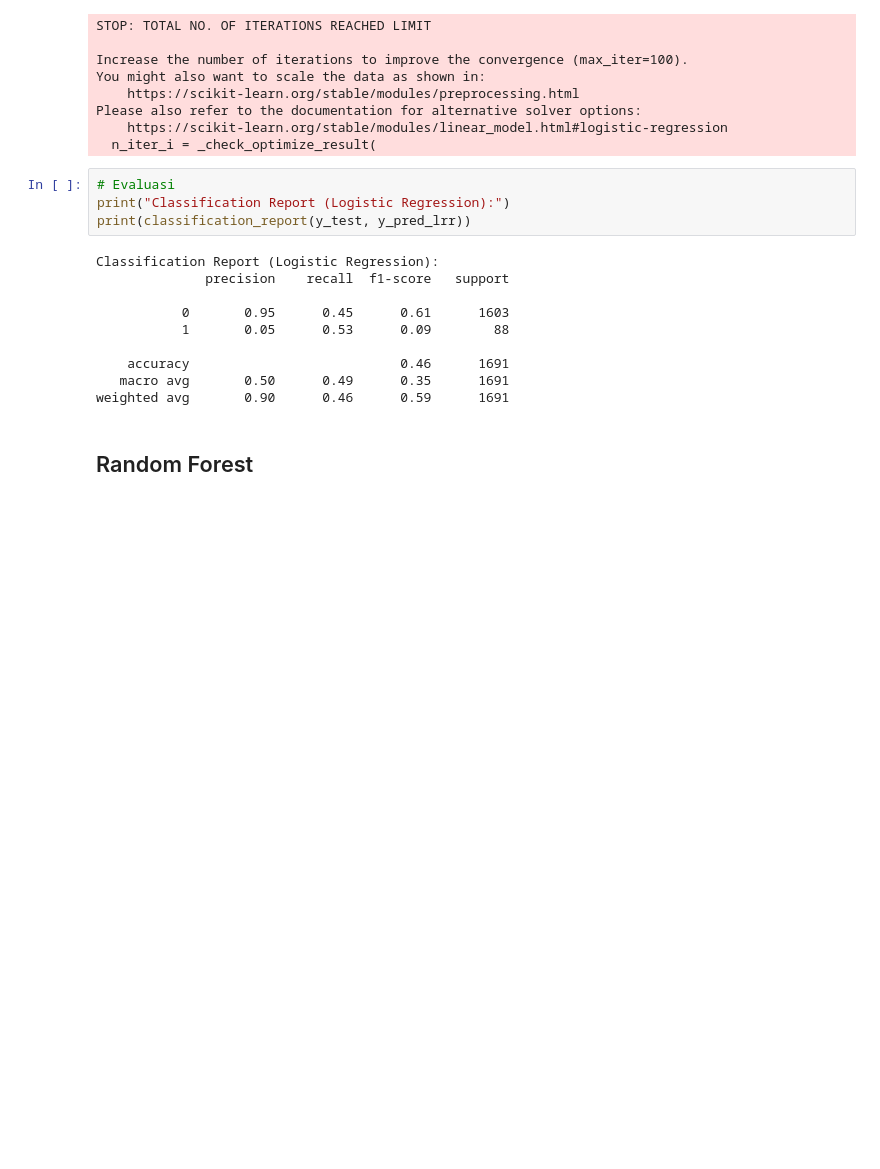
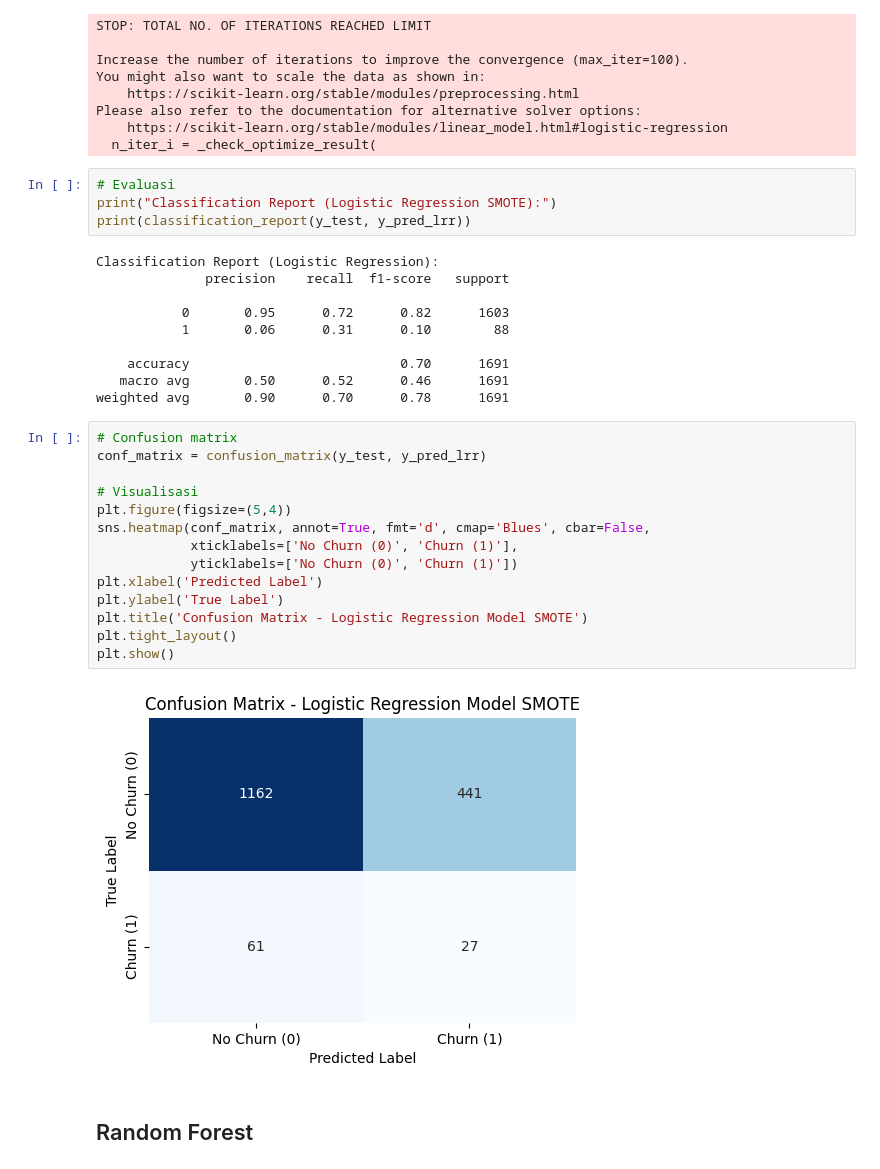
Before and after one commit to HaikalFrds/Costumer-Churn-Project, a Jupyter notebook: main.ipynb, the cells around one changed output. Saved outputs shown, nothing was run; the diff lists cells and outputs as text; blank space fills up the shorter version.

```diff
--- a/main.ipynb
+++ b/main.ipynb
@@ -533,18 +561,34 @@ Please also refer to the documentation for alternative solver options:
   n_iter_i = _check_optimize_result(
 # %%
 # Evaluasi
-print("Classification Report (Logistic Regression):")
+print("Classification Report (Logistic Regression SMOTE):")
 print(classification_report(y_test, y_pred_lrr))
 # %% [output]
 Classification Report (Logistic Regression):
               precision    recall  f1-score   support
 
-           0       0.95      0.45      0.61      1603
-           1       0.05      0.53      0.09        88
+           0       0.95      0.72      0.82      1603
+           1       0.06      0.31      0.10        88
 
-    accuracy                           0.46      1691
-   macro avg       0.50      0.49      0.35      1691
-weighted avg       0.90      0.46      0.59      1691
+    accuracy                           0.70      1691
+   macro avg       0.50      0.52      0.46      1691
+weighted avg       0.90      0.70      0.78      1691
+# %%
+# Confusion matrix
+conf_matrix = confusion_matrix(y_test, y_pred_lrr)
+
+# Visualisasi
+plt.figure(figsize=(5,4))
+sns.heatmap(conf_matrix, annot=True, fmt='d', cmap='Blues', cbar=False,
+            xticklabels=['No Churn (0)', 'Churn (1)'],
+            yticklabels=['No Churn (0)', 'Churn (1)'])
+plt.xlabel('Predicted Label')
+plt.ylabel('True Label')
+plt.title('Confusion Matrix - Logistic Regression Model SMOTE')
+plt.tight_layout()
+plt.show()
+# %% [output]
+[figure, added]
 # %% [markdown]
 ## Random Forest
 # %%
```
Also changed, not shown: parts of 10 cells of this notebook.
